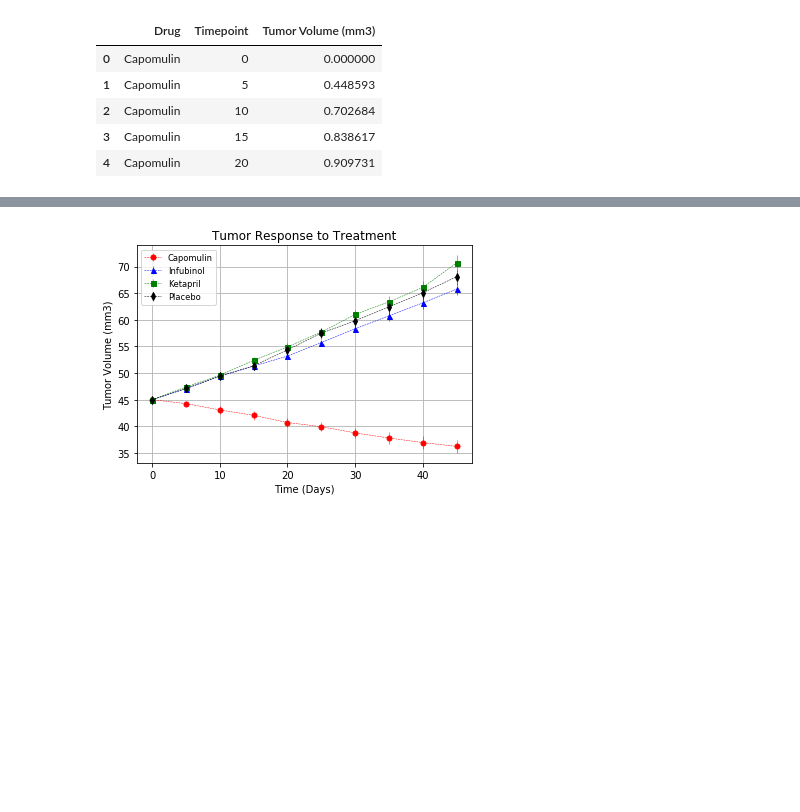
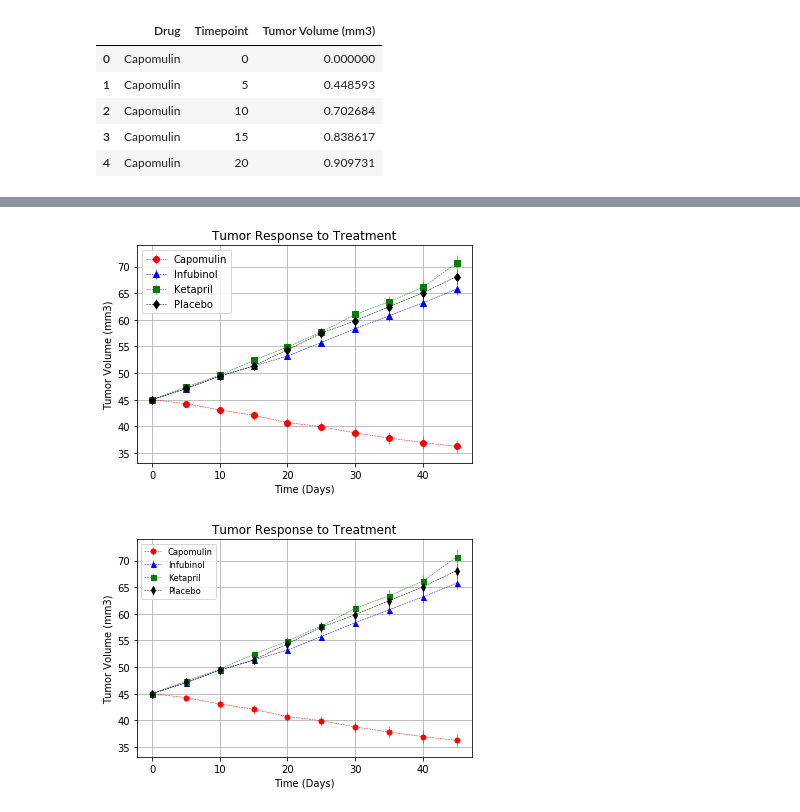
Before and after one commit to jcmachdata/Pymaceuticals, a Jupyter notebook: pymaceuticals.ipynb, the cells around one changed output, grey strips where cells are left out. Cells and saved outputs as stored; diff of their text form; code cells hidden in the pictures; blank space fills up the shorter version.

```diff
--- a/pymaceuticals.ipynb
+++ b/pymaceuticals.ipynb
@@ -113,5 +101,6 @@ stored_sems_df
 | 4 | Capomulin | 20 | 0.909731 |
 # %%
 # Minor Data Munging to Re-Format the Data Frames
-
+df_group_rf = df_group.pivot_table('Tumor Volume (mm3)',['Timepoint'],('Drug'))
 # Preview that Reformatting worked
+df_group_rf
@@ -131,3 +140,20 @@ stored_sems_df
+# %%
+# Generate the Plot (with Error Bars)
+formats = [('Capomulin','o','red'), ('Infubinol','^','blue'), ('Ketapril','s','green'), ('Placebo','d','black')]
+
+for drug, marker, color in formats:
+    sems_tumor = stored_sems[drug]
+    plot_treat = plt.errorbar(df_group_rf.index, df_group_rf[drug], sems_tumor, fmt=marker, ls='--', color=color, linewidth=0.5)
+
+plt.title('Tumor Response to Treatment')
+plt.xlabel('Time (Days)')
+plt.ylabel('Tumor Volume (mm3)')
+plt.legend(loc='best')
+plt.grid()
+
+# Save the Figure
+# %% [output]
+[figure, added]
 # %%
 # Show the Figure
 plt.show()
```
Also changed, not shown: parts of 5 cells of this notebook.
